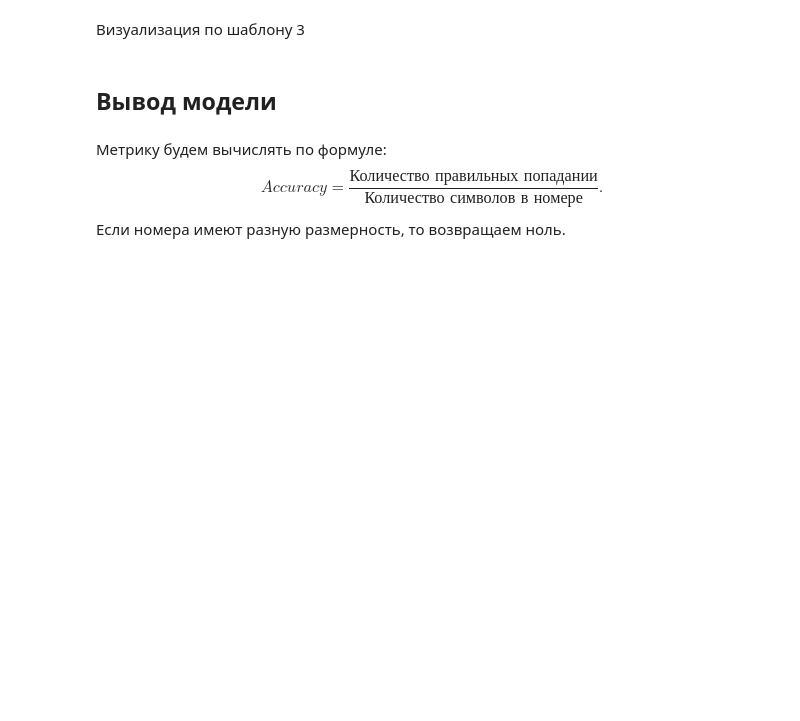
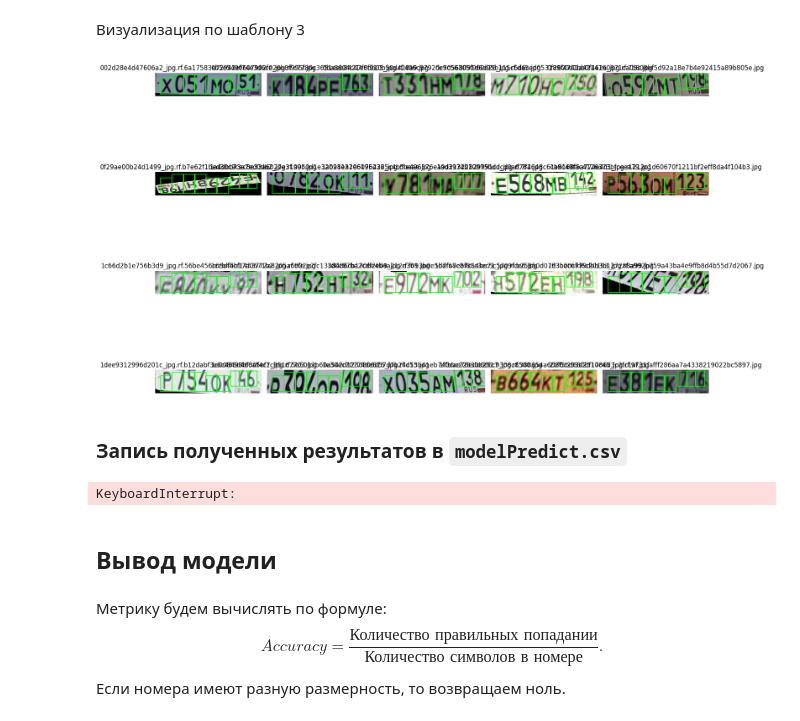
Before and after one commit to EgorYankovsky/Hackaton-Grozny-July-2024, a Jupyter notebook: clear_notebook.ipynb, the cells around one changed output. Cells and saved outputs as stored; diff of their text form; code cells hidden in the pictures; blank space fills up the shorter version.

````diff
--- a/clear_notebook.ipynb
+++ b/clear_notebook.ipynb
@@ -333,7 +233,28 @@ draw(DATASET_PATH, show_template=True)
 # %% [markdown]
 Визуализация по шаблону 3
 # %%
-draw(DATASET_PATH, show_template=True, template = 3)
+draw('./test', show_template=True, template = 3)
+# %% [output]
+[figure, added]
+# %% [markdown]
+### Запись полученных результатов в ```modelPredict.csv```
+# %%
+with open('modelPredict.csv', 'w') as w:
+    w.write('image_name,prediction_region_length_2,prediction_region_length_3\n')
+    for path in images_pth:
+        name = path.split('/')[-1][:-4]
+        img = cv.imread(path)
+        deformated = img_deformation(img)
+
+        crops_reg2 = apply_template(deformated, region_length=2)
+        crops_reg3 = apply_template(deformated, region_length=3)
+
+        number2 = model.predict_series(crops_reg2)
+        number3 = model.predict_series(crops_reg3)
+
+        w.write(f'{name},{number2},{number3}\n')
+# %% [output]
+KeyboardInterrupt:
 # %% [markdown]
 ## Вывод модели
 # %% [markdown]
````
Also changed, not shown: parts of 16 cells of this notebook.
